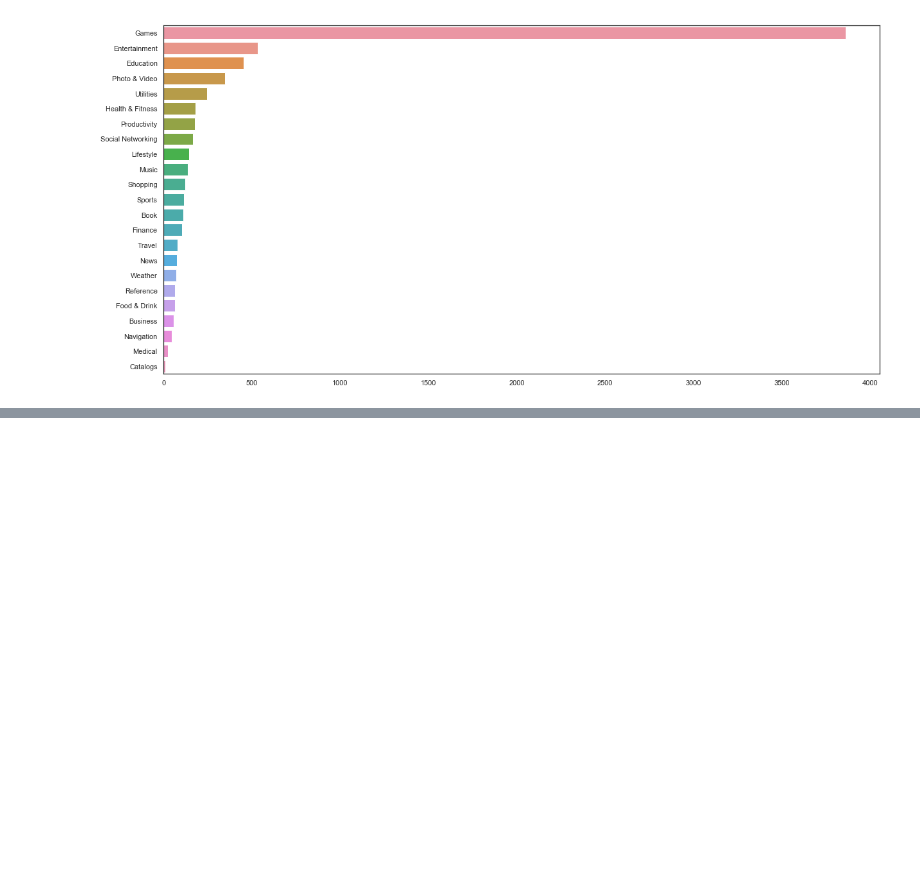
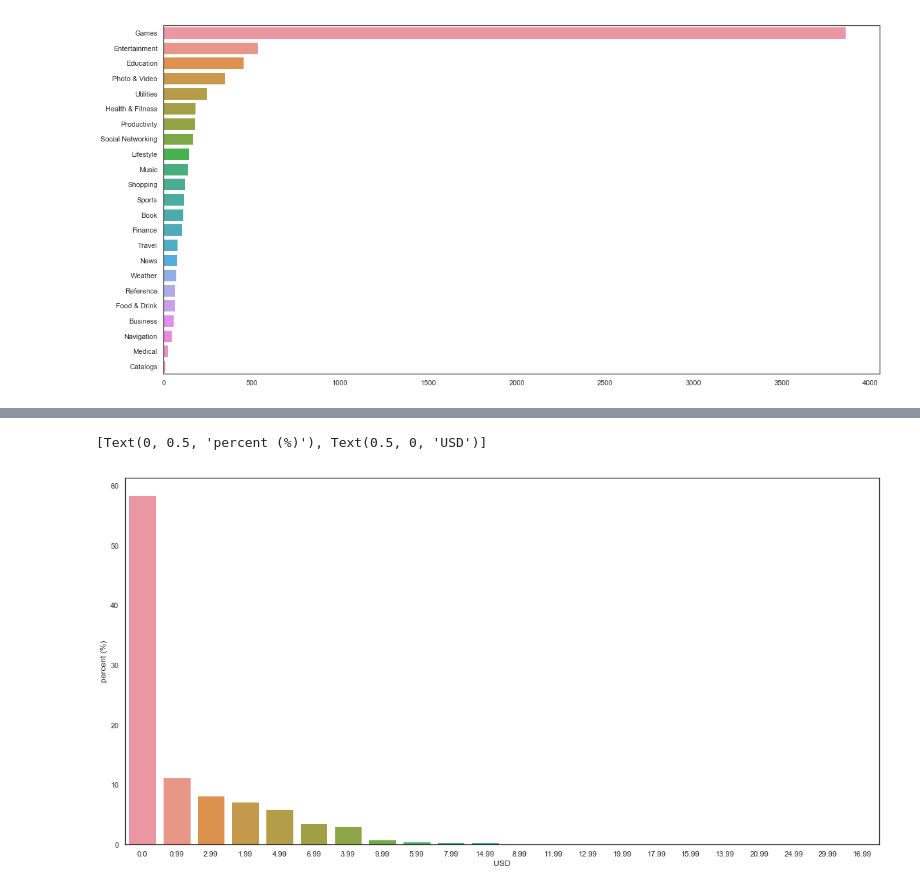
Before and after one commit to Sukhrobjon/DS-1.1, a Jupyter notebook: app_store_dataset/checking_out_data.ipynb, the cells around one changed output, grey strips where cells are left out. Cells and saved outputs as stored; diff of their text form; code cells hidden in the pictures; blank space fills up the shorter version.

```diff
--- a/app_store_dataset/checking_out_data.ipynb
+++ b/app_store_dataset/checking_out_data.ipynb
@@ -276,3 +271,7 @@ sb.barplot(x=genres.values, y=genres.index, order=genres.index, orient="h")
 # %% [output]
 <matplotlib.axes._subplots.AxesSubplot at 0x...>
 [figure]
+# %%
+## Create a dataframe giving us all apps that are within the games genre
+games = df.loc[df["prime_genre"] == "Games"]
+games.head()
@@ -278,0 +285,11 @@ sb.barplot(x=genres.values, y=genres.index, order=genres.index, orient="h")
+# %%
+## hold mobile game data by price.
+prices = (games["price"].value_counts()) / (games["price"].shape[0]) * 100
+prices.sort_values(ascending=False, inplace=True)
+# %%
+plt.subplots(figsize=(20, 10))
+ax = sb.barplot(y=prices.values, x=prices.index, order=prices.index)
+ax.set(xlabel="USD", ylabel="percent (%)")
+# %% [output]
+[Text(0, 0.5, 'percent (%)'), Text(0.5, 0, 'USD')]
+[figure, added]
```
Also changed, not shown: parts of 8 cells of this notebook.
